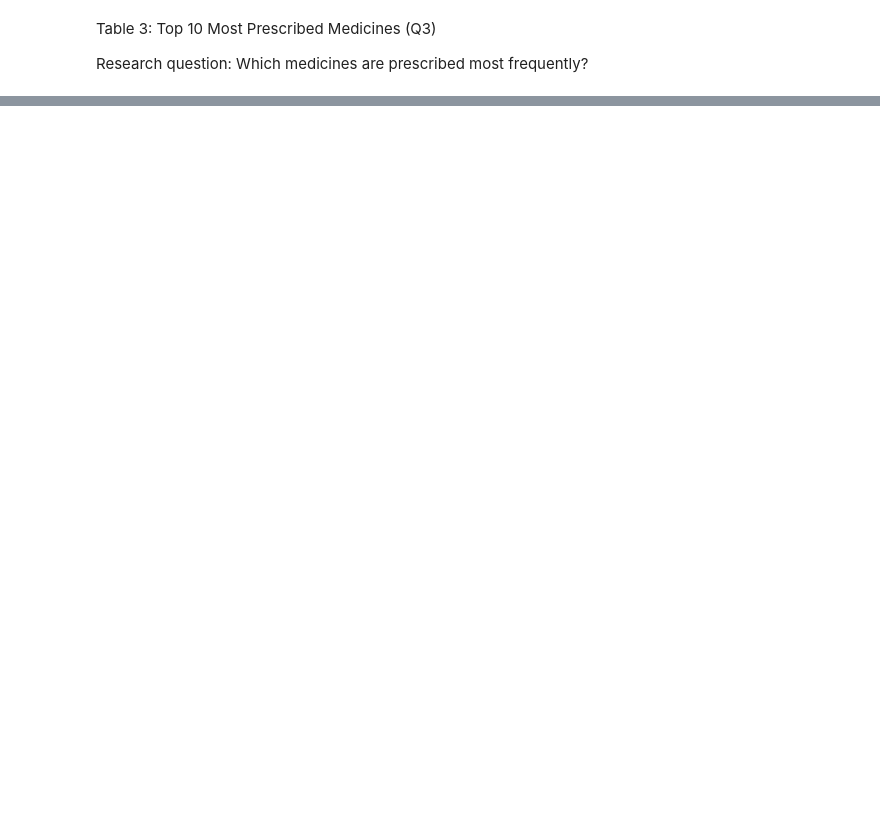
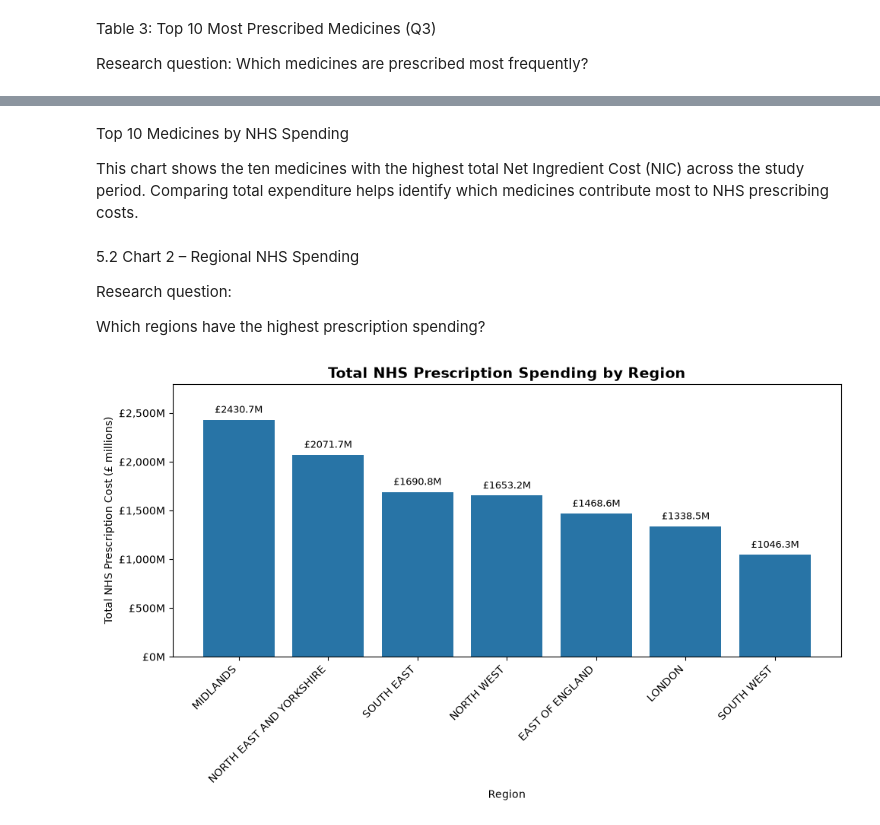
Before and after one commit to anweshadata/NHS-prescribing-insights, a Jupyter notebook: Notebook/nhs_prescription_analysis.ipynb, the cells around one changed output, grey strips where cells are left out. Cells and saved outputs as stored; diff of their text form; code cells hidden in the pictures; blank space fills up the shorter version.

```diff
--- a/Notebook/nhs_prescription_analysis.ipynb
+++ b/Notebook/nhs_prescription_analysis.ipynb
@@ -751,0 +827,63 @@ monthly_spending.to_csv(
+# %% [markdown]
+Top 10 Medicines by NHS Spending
+
+This chart shows the ten medicines with the highest total Net Ingredient Cost (NIC) across the study period. Comparing total expenditure helps identify which medicines contribute most to NHS prescribing costs.
+# %% [markdown]
+5.2 Chart 2 – Regional NHS Spending
+
+Research question:
+
+Which regions have the highest prescription spending?
+# %%
+# Chart 2 – NHS prescription spending by region
+
+plt.figure(figsize=(10, 6))
+
+regional_spending_plot = regional_spending.sort_values(
+    "NIC",
+    ascending=False
+)
+
+bars = plt.bar(
+    regional_spending_plot["REGION_NAME"],
+    regional_spending_plot["NIC"],
+    color="#2874A6"
+)
+
+max_value = regional_spending_plot["NIC"].max()
+offset = max_value * 0.02
+
+for index, value in enumerate(regional_spending_plot["NIC"]):
+    plt.text(
+        index,
+        value + offset,
+        f"£{value/1e6:.1f}M",
+        ha="center",
+        va="bottom",
+        fontsize=9
+    )
+
+# Give labels room at the top so they don't get clipped
+plt.ylim(0, max_value * 1.15)
+
+# Fix y-axis: readable £ millions instead of scientific notation
+ax = plt.gca()
+ax.yaxis.set_major_formatter(
+    mticker.FuncFormatter(lambda y, pos: f"£{y/1e6:,.0f}M")
+)
+
+plt.xlabel("Region")
+plt.ylabel("Total NHS Prescription Cost (£ millions)")
+
+plt.title(
+    "Total NHS Prescription Spending by Region",
+    fontsize=14,
+    fontweight="bold"
+)
+
+plt.xticks(rotation=45, ha="right")
+
+plt.tight_layout()
+plt.show()
+# %% [output]
+[figure, added]
```
Also changed, not shown: parts of 27 cells of this notebook.
